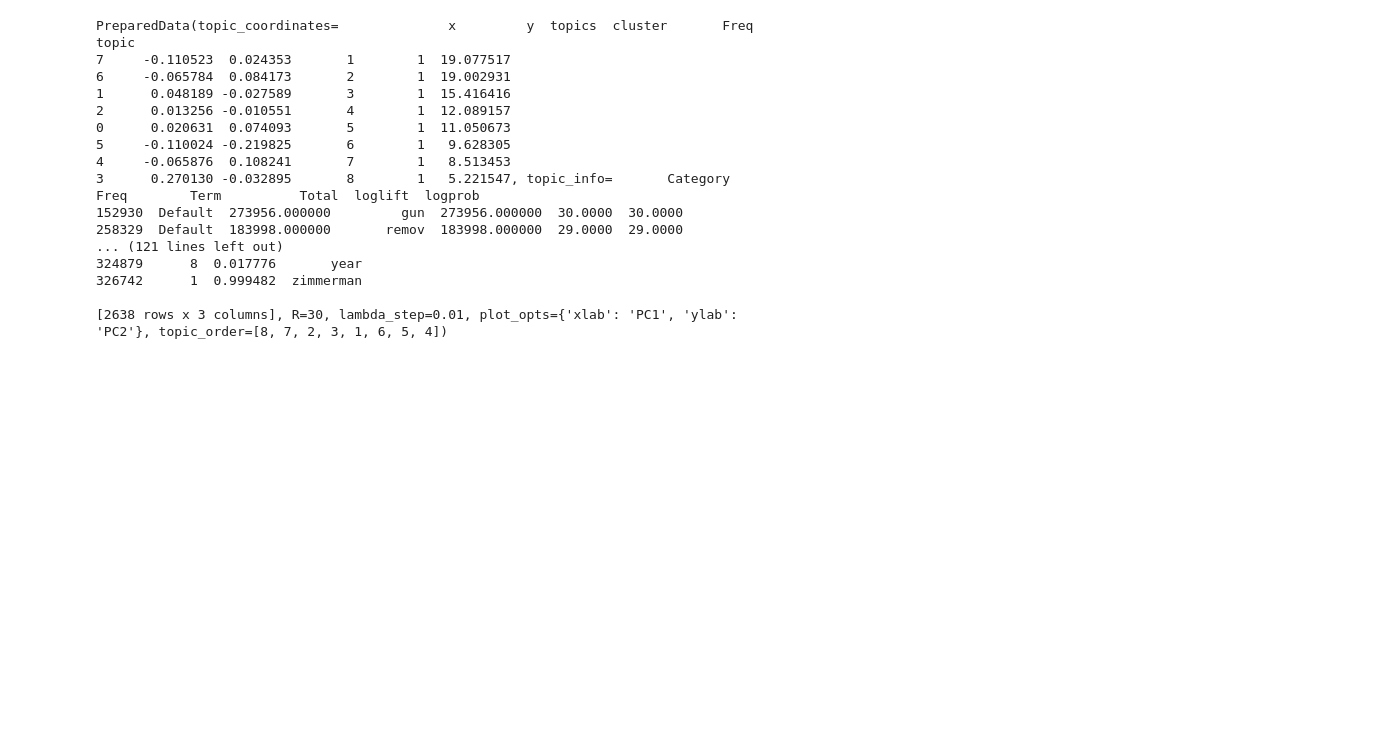
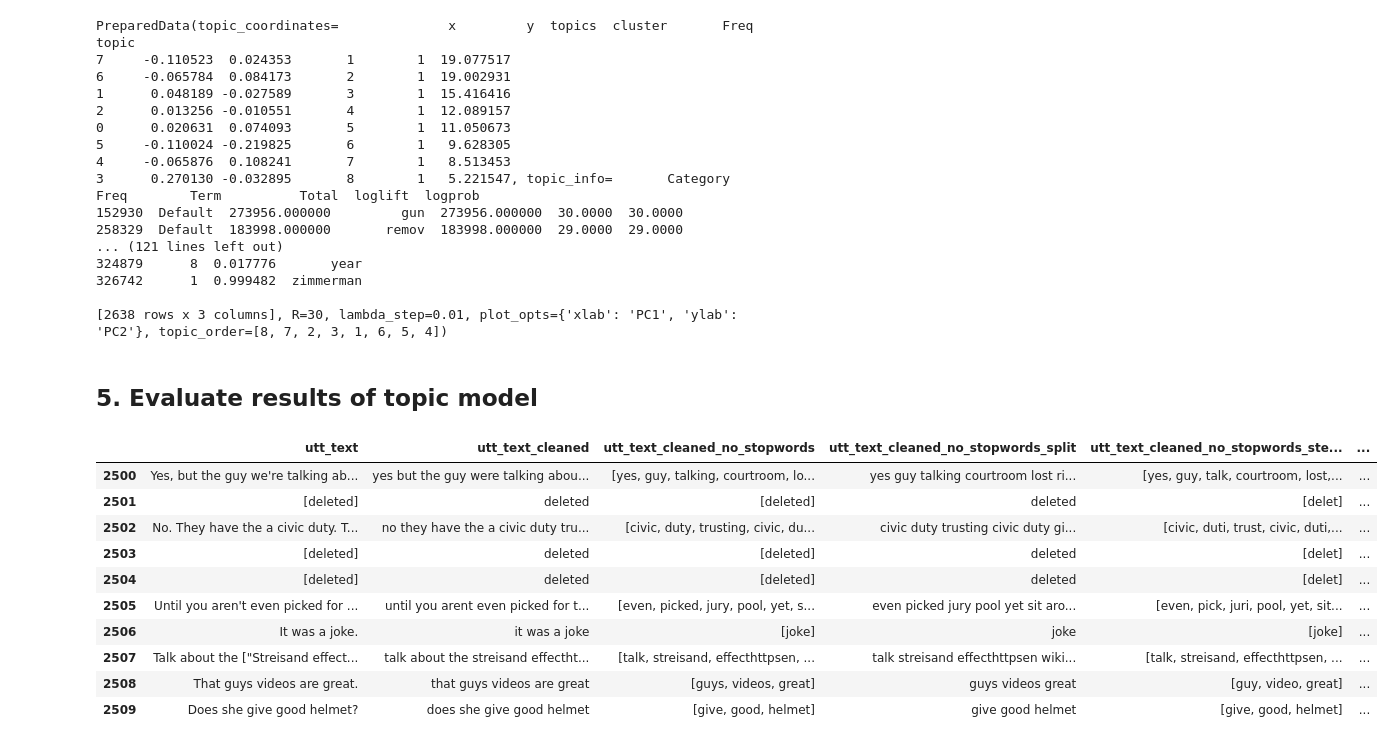
Before and after one commit to calebchiam/Cornell-Conversational-Analysis-Toolkit, a Jupyter notebook: examples/politicization/cluster_news.ipynb, the cells around one changed output. Cells and saved outputs as stored; diff of their text form; code cells hidden in the pictures; blank space fills up the shorter version.

```diff
--- a/examples/politicization/cluster_news.ipynb
+++ b/examples/politicization/cluster_news.ipynb
@@ -321,3 +321,19 @@ topic
 326742      1  0.999482  zimmerman
 
 [2638 rows x 3 columns], R=30, lambda_step=0.01, plot_opts={'xlab': 'PC1', 'ylab': 'PC2'}, topic_order=[8, 7, 2, 3, 1, 6, 5, 4])
+# %% [markdown]
+## 5. Evaluate results of topic model
+# %%
+(s[2500:2510])
+# %% [output]
+|  | utt_text | utt_text_cleaned | utt_text_cleaned_no_stopwords | utt_text_cleaned_no_stopwords_split | utt_text_cleaned_no_stopwords_ste... | ... |
+| 2500 | Yes, but the guy we're talking ab... | yes but the guy were talking abou... | [yes, guy, talking, courtroom, lo... | yes guy talking courtroom lost ri... | [yes, guy, talk, courtroom, lost,... | ... |
+| 2501 | [deleted] | deleted | [deleted] | deleted | [delet] | ... |
+| 2502 | No. They have the a civic duty. T... | no they have the a civic duty tru... | [civic, duty, trusting, civic, du... | civic duty trusting civic duty gi... | [civic, duti, trust, civic, duti,... | ... |
+| 2503 | [deleted] | deleted | [deleted] | deleted | [delet] | ... |
+| 2504 | [deleted] | deleted | [deleted] | deleted | [delet] | ... |
+| 2505 | Until you aren't even picked for ... | until you arent even picked for t... | [even, picked, jury, pool, yet, s... | even picked jury pool yet sit aro... | [even, pick, juri, pool, yet, sit... | ... |
+| 2506 | It was a joke. | it was a joke | [joke] | joke | [joke] | ... |
+| 2507 | Talk about the ["Streisand effect... | talk about the streisand effectht... | [talk, streisand, effecthttpsen, ... | talk streisand effecthttpsen wiki... | [talk, streisand, effecthttpsen, ... | ... |
+| 2508 | That guys videos are great. | that guys videos are great | [guys, videos, great] | guys videos great | [guy, video, great] | ... |
+| 2509 | Does she give good helmet? | does she give good helmet | [give, good, helmet] | give good helmet | [give, good, helmet] | ... |
```
Also changed, not shown: 6 other files.
